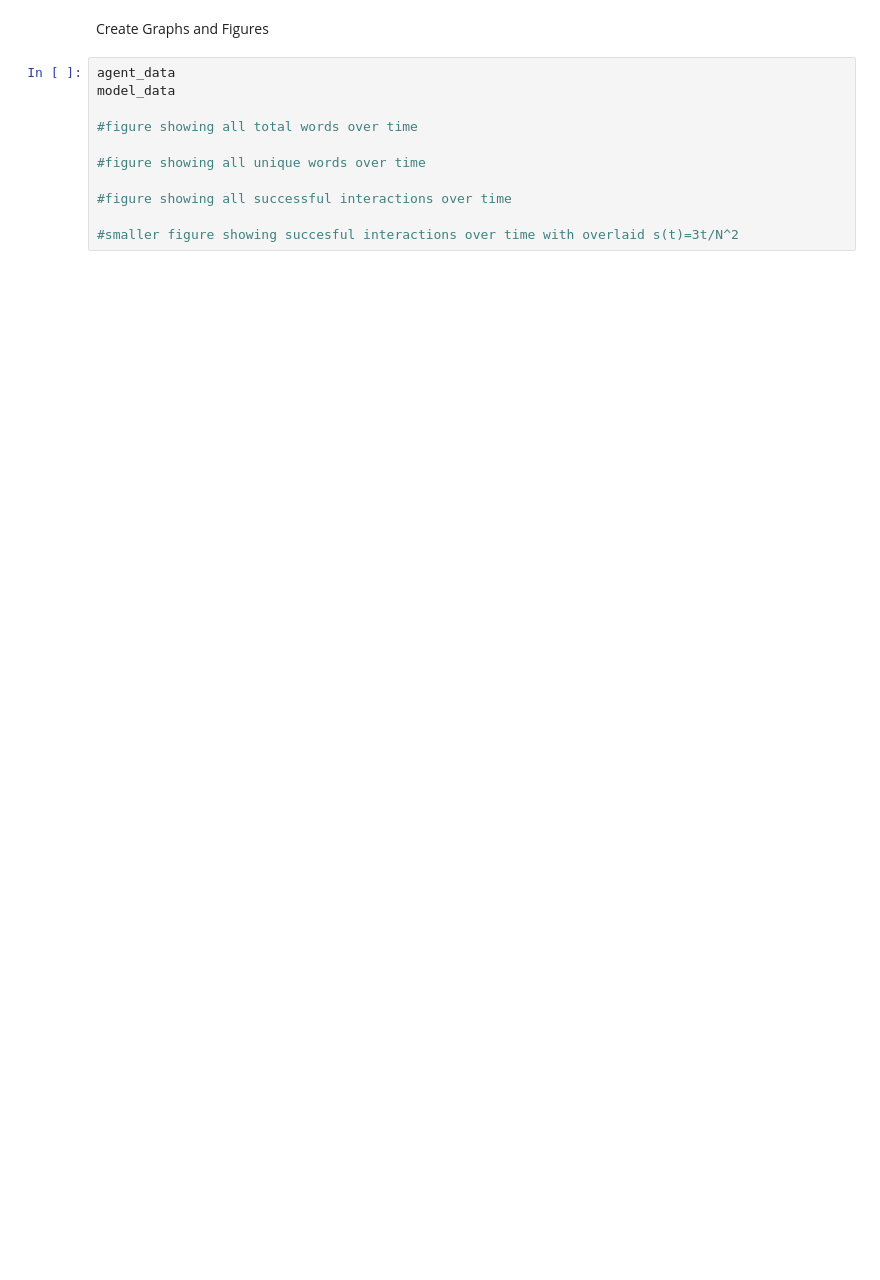
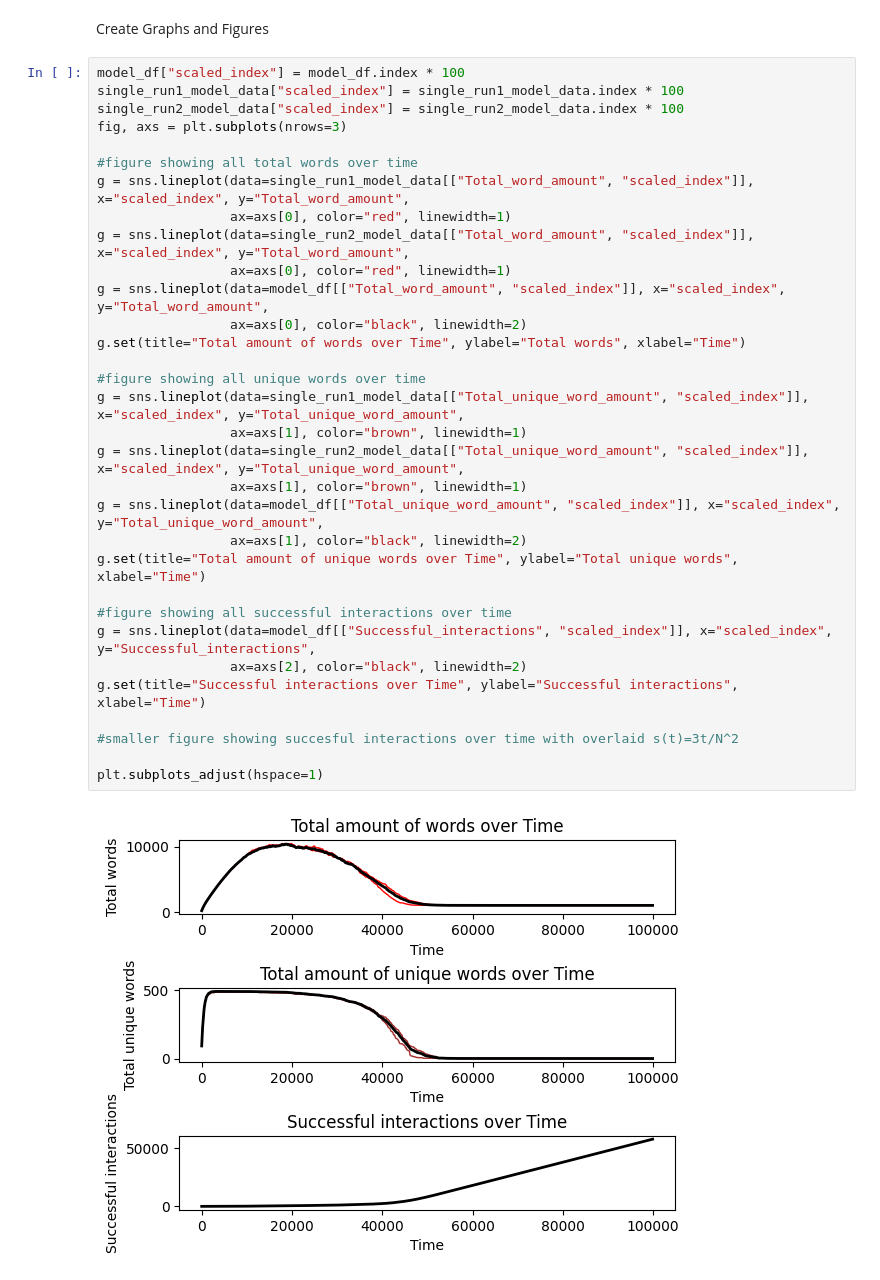
Before and after one commit to Fab159ian/CMSS_Exercises, a Jupyter notebook: exercise1.ipynb, the cells around one changed output. Drawn from its saved outputs; the diff is of its cells as text; blank space fills up the shorter version.

Commit message:
Implement 2 of 3 subgraphs of figure 2

```diff
--- a/exercise1.ipynb
+++ b/exercise1.ipynb
@@ -258,13 +266,36 @@ single_run1_model_data
 # %% [markdown]
 Create Graphs and Figures
-# %%
-agent_data
-model_data
-
-#figure showing all total words over time
-
-#figure showing all unique words over time
-
-#figure showing all successful interactions over time
-
-#smaller figure showing succesful interactions over time with overlaid s(t)=3t/N^2
+# %%
+model_df["scaled_index"] = model_df.index * 100
+single_run1_model_data["scaled_index"] = single_run1_model_data.index * 100
+single_run2_model_data["scaled_index"] = single_run2_model_data.index * 100
+fig, axs = plt.subplots(nrows=3)
+
+#figure showing all total words over time
+g = sns.lineplot(data=single_run1_model_data[["Total_word_amount", "scaled_index"]], x="scaled_index", y="Total_word_amount",
+                 ax=axs[0], color="red", linewidth=1)
+g = sns.lineplot(data=single_run2_model_data[["Total_word_amount", "scaled_index"]], x="scaled_index", y="Total_word_amount",
+                 ax=axs[0], color="red", linewidth=1)
+g = sns.lineplot(data=model_df[["Total_word_amount", "scaled_index"]], x="scaled_index", y="Total_word_amount",
+                 ax=axs[0], color="black", linewidth=2)
+g.set(title="Total amount of words over Time", ylabel="Total words", xlabel="Time")
+
+#figure showing all unique words over time
+g = sns.lineplot(data=single_run1_model_data[["Total_unique_word_amount", "scaled_index"]], x="scaled_index", y="Total_unique_word_amount",
+                 ax=axs[1], color="brown", linewidth=1)
+g = sns.lineplot(data=single_run2_model_data[["Total_unique_word_amount", "scaled_index"]], x="scaled_index", y="Total_unique_word_amount",
+                 ax=axs[1], color="brown", linewidth=1)
+g = sns.lineplot(data=model_df[["Total_unique_word_amount", "scaled_index"]], x="scaled_index", y="Total_unique_word_amount",
+                 ax=axs[1], color="black", linewidth=2)
+g.set(title="Total amount of unique words over Time", ylabel="Total unique words", xlabel="Time")
+
+#figure showing all successful interactions over time
+g = sns.lineplot(data=model_df[["Successful_interactions", "scaled_index"]], x="scaled_index", y="Successful_interactions",
+                 ax=axs[2], color="black", linewidth=2)
+g.set(title="Successful interactions over Time", ylabel="Successful interactions", xlabel="Time")
+
+#smaller figure showing succesful interactions over time with overlaid s(t)=3t/N^2
+
+plt.subplots_adjust(hspace=1)
+# %% [output]
+[figure, added]
```
Also changed, not shown: parts of 5 cells of this notebook, 1 other file.
